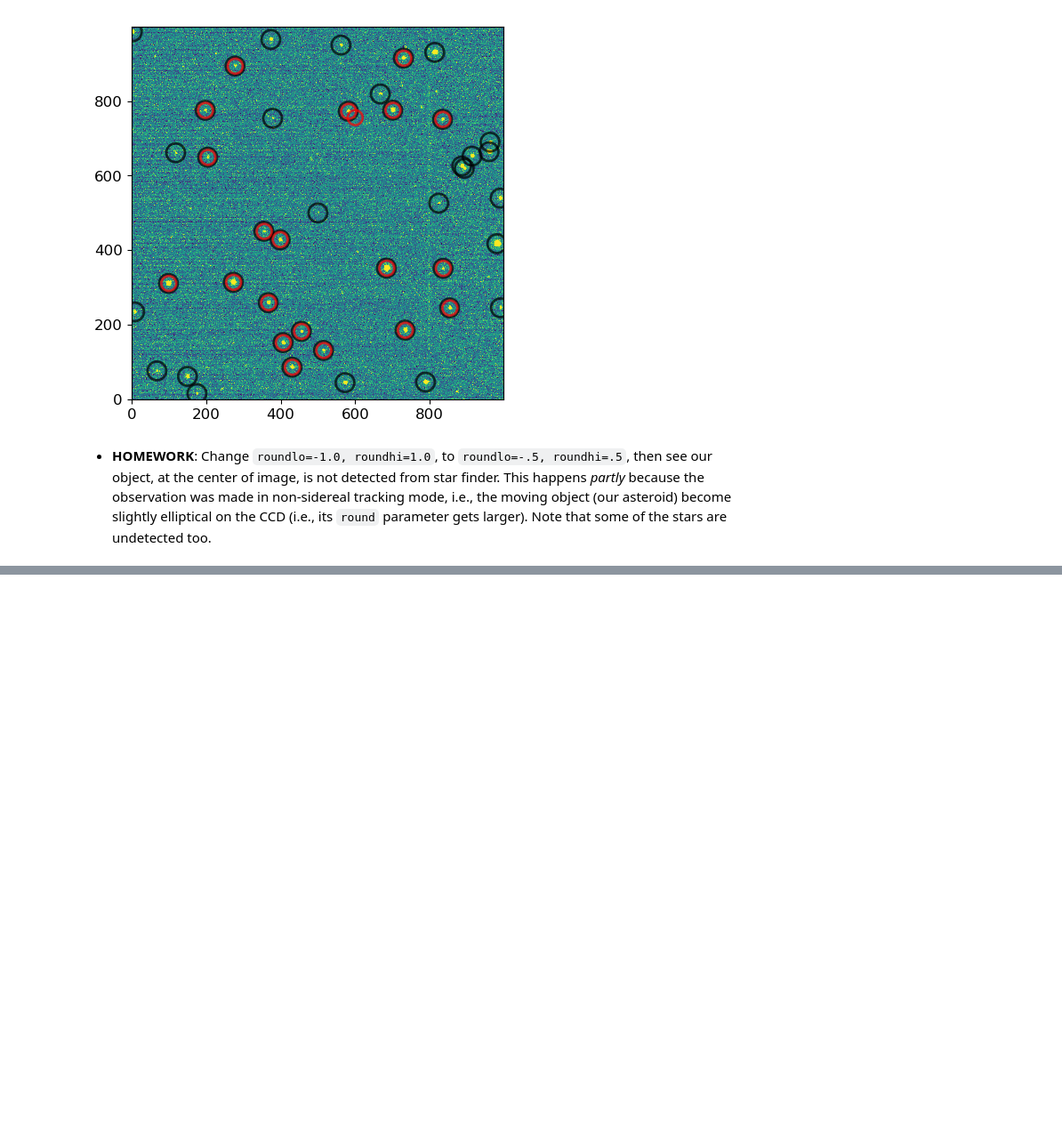
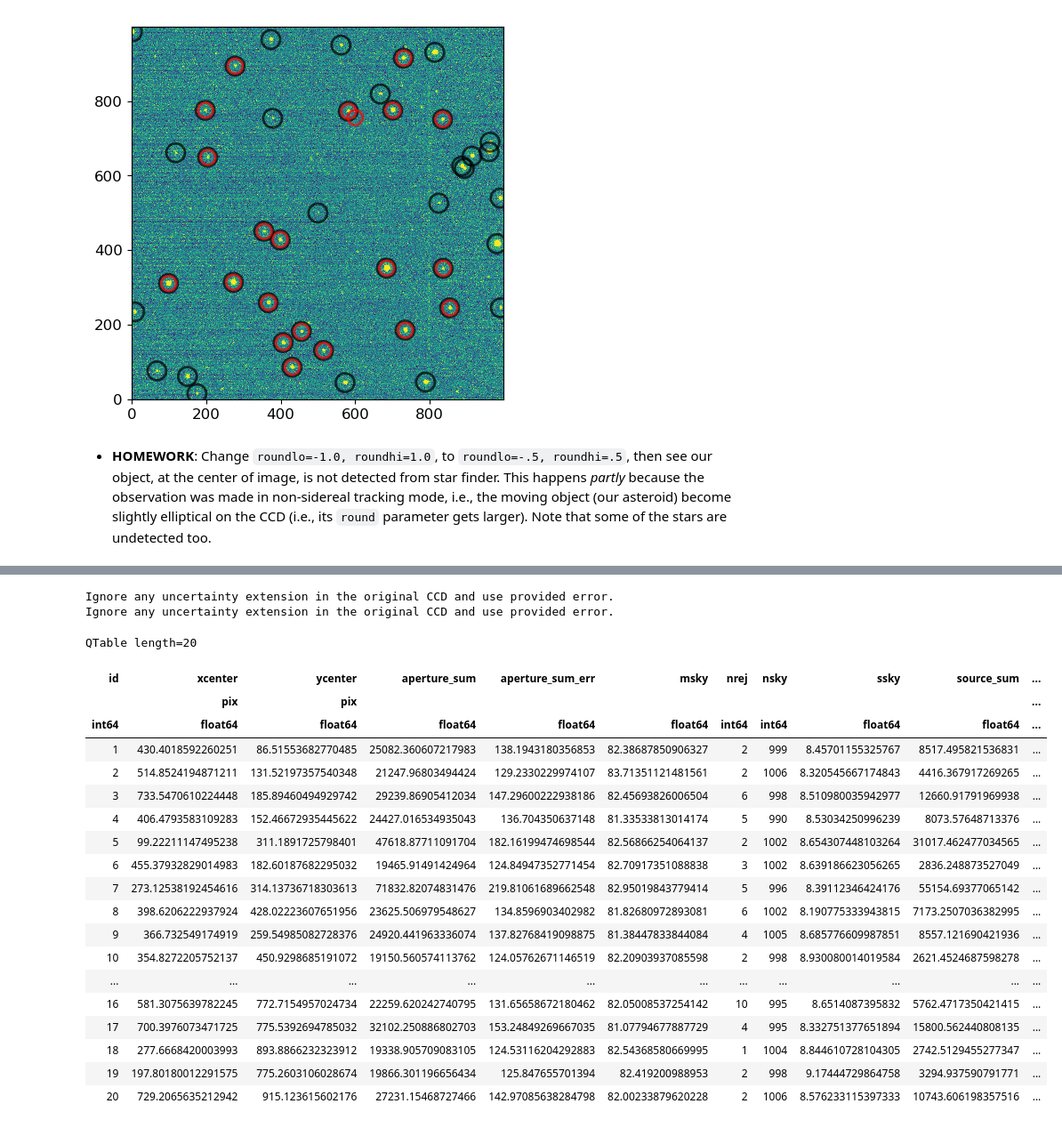
Before and after one commit to ysBach/SNU_AOclass, a Jupyter notebook: Notebooks/05-Differential_Phot.ipynb, the cells around one changed output, grey strips where cells are left out. Shown at 89% size. Drawn from its saved outputs; the diff is of its cells as text; code cells hidden in the pictures; blank space fills up the shorter version.

```diff
--- a/Notebooks/05-Differential_Phot.ipynb
+++ b/Notebooks/05-Differential_Phot.ipynb
@@ -263,0 +327,7 @@ plt.tight_layout()
+# %%
+ccd = yfu.load_ccd(path=allfits[0])
+err = yfu.make_errmap(ccd=ccd, gain_epadu=hdr["GAIN"], rdnoise_electron=hdr["RDNOISE"])
+fwhm = 4
+r_ap = fwhm * 2
+r_in = fwhm * 4
+r_out = fwhm * 6
@@ -263,0 +348,45 @@ plt.tight_layout()
+# %%
+pos_star_match = (matched["xcentroid"], matched["ycentroid"])
+pos_targ = (found_targ["xcentroid"], found_targ["ycentroid"])
+
+star_ap = CAp(positions=pos_star_match, r=r_ap)
+star_an = CAn(positions=pos_star_match, r_in=r_in, r_out=r_out)
+
+targ_ap = CAp(positions=pos_targ, r=r_ap)
+targ_an = CAn(positions=pos_targ, r_in=r_in, r_out=r_out)
+
+phot_star = ypu.apphot_annulus(ccd=ccd,
+                               aperture=star_ap,
+                               annulus=star_an,
+                               error=err)
+
+phot_targ = ypu.apphot_annulus(ccd=ccd,
+                               aperture=targ_ap,
+                               annulus=targ_an,
+                               error=err)
+# %% [output]
+Ignore any uncertainty extension in the original CCD and use provided error.
+Ignore any uncertainty extension in the original CCD and use provided error.
+# %%
+phot_star
+# %% [output]
+QTable length=20
+| id | xcenter | ycenter | aperture_sum | aperture_sum_err | msky | nrej | nsky | ssky | source_sum | ... |
+|  | pix | pix |  |  |  |  |  |  |  | ... |
+| int64 | float64 | float64 | float64 | float64 | float64 | int64 | int64 | float64 | float64 | ... |
+| 1 | 430.4018592260251 | 86.51553682770485 | 25082.360607217983 | 138.1943180356853 | 82.38687850906327 | 2 | 999 | 8.45701155325767 | 8517.495821536831 | ... |
+| 2 | 514.8524194871211 | 131.52197357540348 | 21247.96803494424 | 129.2330229974107 | 83.71351121481561 | 2 | 1006 | 8.320545667174843 | 4416.367917269265 | ... |
+| 3 | 733.5470610224448 | 185.89460494929742 | 29239.86905412034 | 147.29600222938186 | 82.45693826006504 | 6 | 998 | 8.510980035942977 | 12660.91791969938 | ... |
+| 4 | 406.4793583109283 | 152.46672935445622 | 24427.016534935043 | 136.704350637148 | 81.33533813014174 | 5 | 990 | 8.53034250996239 | 8073.57648713376 | ... |
+| 5 | 99.22211147495238 | 311.1891725798401 | 47618.87711091704 | 182.16199474698544 | 82.56866254064137 | 2 | 1002 | 8.654307448103264 | 31017.462477034565 | ... |
+| 6 | 455.37932829014983 | 182.60187682295032 | 19465.91491424964 | 124.84947352771454 | 82.70917351088838 | 3 | 1002 | 8.639186623056265 | 2836.248873527049 | ... |
+| 7 | 273.12538192454616 | 314.13736718303613 | 71832.82074831476 | 219.81061689662548 | 82.95019843779414 | 5 | 996 | 8.39112346424176 | 55154.69377065142 | ... |
+| 8 | 398.6206222937924 | 428.02223607651956 | 23625.506979548627 | 134.8596903402982 | 81.82680972893081 | 6 | 1002 | 8.190775333943815 | 7173.2507036382995 | ... |
+| 9 | 366.732549174919 | 259.54985082728376 | 24920.441963336074 | 137.82768419098875 | 81.38447833844084 | 4 | 1005 | 8.685776609987851 | 8557.121690421936 | ... |
+| 10 | 354.8272205752137 | 450.9298685191072 | 19150.560574113762 | 124.05762671146519 | 82.20903937085598 | 2 | 998 | 8.930080014019584 | 2621.4524687598278 | ... |
+| ... | ... | ... | ... | ... | ... | ... | ... | ... | ... | ... |
+| 16 | 581.3075639782245 | 772.7154957024734 | 22259.620242740795 | 131.65658672180462 | 82.05008537254142 | 10 | 995 | 8.6514087395832 | 5762.4717350421415 | ... |
+| 17 | 700.3976073471725 | 775.5392694785032 | 32102.250886802703 | 153.24849269667035 | 81.07794677887729 | 4 | 995 | 8.332751377651894 | 15800.562440808135 | ... |
+| 18 | 277.6668420003993 | 893.8866232323912 | 19338.905709083105 | 124.53116204292883 | 82.54368580669995 | 1 | 1004 | 8.844610728104305 | 2742.5129455277347 | ... |
+| 19 | 197.80180012291575 | 775.2603106028674 | 19866.301196656434 | 125.847655701394 | 82.419200988953 | 2 | 998 | 9.17444729864758 | 3294.937590791771 | ... |
+| 20 | 729.2065635212942 | 915.123615602176 | 27231.15468727466 | 142.97085638284798 | 82.00233879620228 | 2 | 1006 | 8.576233115397333 | 10743.606198357516 | ... |
```
Also changed, not shown: parts of 15 cells of this notebook.
